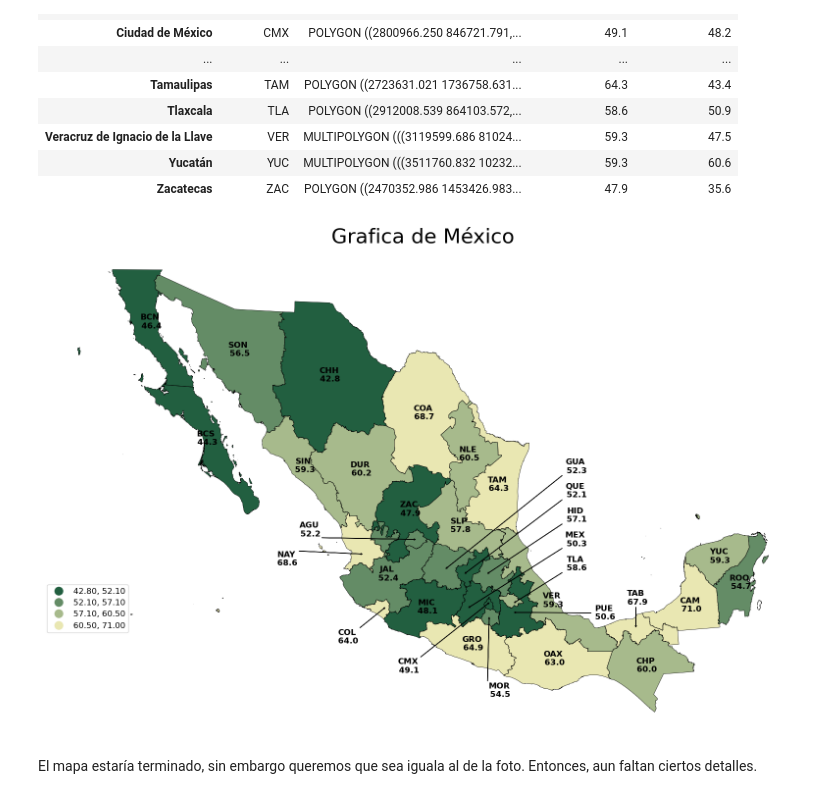
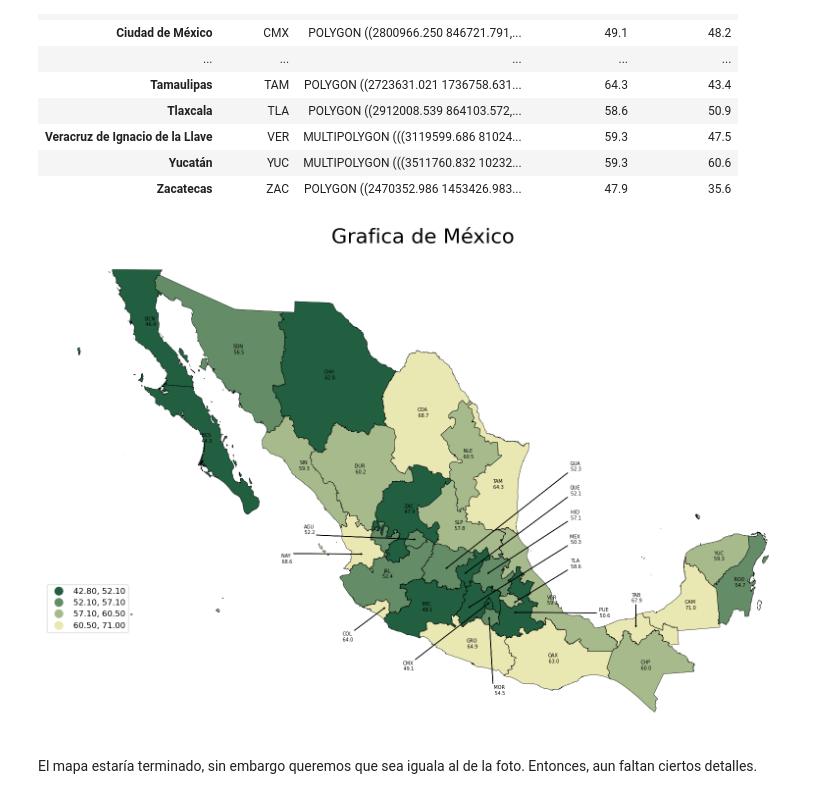
Before and after one commit to Dust1920/SIM26, a Jupyter notebook: visualization/maps/maps_mexico.ipynb, the cells around one changed output. Cells and saved outputs as stored; diff of their text form; code cells hidden in the pictures.

```diff
--- a/visualization/maps/maps_mexico.ipynb
+++ b/visualization/maps/maps_mexico.ipynb
@@ -94,7 +95,7 @@ A partir de aqui, iremos avanzando para darle la forma que necesitmos. Primero,
 # %%
 import color_tools as ct
 
-color_gradient_limits = ["#225F40", pg.revista[0]]
+color_gradient_limits = ["#225F40", paletteG.revista[0]]
 
 
 mexico.plot('C1', legend = True, cmap = ct.gradient_cmap(color_gradient_limits, 4))
@@ -141,7 +142,6 @@ abr = []
 for t in mexico_abr:
     u = t.replace('MX-','')
     abr.append(u)
-mexico = mexico_cvegeo.copy()
 mexico['Abreviatura'] = abr
 mexico.set_index('NOMGEO',drop=True,inplace=True)
 
@@ -228,3 +229,7 @@ data
 | 32 | Zacatecas | 47.9 | 35.6 |
 # %% [markdown]
 Retomando la tabla base.
+# %%
+mexico_conf = mexico.merge(data, on = 'NOMGEO', how = 'right')
+mexico_conf = mexico_conf.drop(columns = 'C1')
+mexico_conf
@@ -231,7 +254,5 @@ Retomando la tabla base.
 # %%
-mexico_conf = mexico_cvegeo.merge(data, on = 'NOMGEO', how = 'right')
-
-mexico_conf.iloc[0,:] = ['00','00','Estados Unidos Mexicanos', None, 54.1, 45.1]
+# mexico_conf.iloc[0,:] = ['00','00','Estados Unidos Mexicanos', None, 54.1, 45.1]
 mexico_conf['Abreviatura'] = ['...'] + abr
 mexico_conf.set_index('NOMGEO', drop=True, inplace=True)
 mexico_save = mexico_conf.copy()
@@ -262,39 +283,39 @@ arrow_positions = [(0.490, 0.400), (0.450, 0.260), (0.587, 0.270),
                    (0.587, 0.240), (0.420, 0.370), (0.620, 0.250),
                    (0.555, 0.330), (0.780, 0.220), (0.620, 0.270)]
 texti_positions = [(0.350, 0.420), (0.400, 0.200), (0.480, 0.140),
                    (0.700, 0.550), (0.700, 0.450), (0.700, 0.400),
                    (0.600, 0.090), (0.320, 0.360), (0.738, 0.249),
                    (0.700, 0.500), (0.780, 0.280), (0.700, 0.350)]
 
 
-
-ax = mexico_conf.plot('Gobierno Federal', figsize=(20,15), cmap = cmap_revista,
+mex, ax = plt.subplots(figsize=(20,15))
+mexico_conf.plot('Gobierno Federal', cmap = cmap_revista,
                   legend=True, scheme = 'quantiles',k = 4,
                   legend_kwds={'loc':'lower left',
                                'bbox_to_anchor':(0, .2),
                                'markerscale':1.29,
                                'title_fontsize':'large',
-                               'fontsize':'large'})
+                               'fontsize':'large'}, ax = ax )
 mexico_conf.boundary.plot(lw=0.5, color='black', ax=ax)
 ax.set_axis_off()
 ax.set_title('Grafica de México', fontsize = 30)
 area_limit = mexico.geometry.area['Yucatán']
 mini = 0
 for estado in mexico_conf.index:
     if estado == 'Estados Unidos Mexicanos':
         continue
     if mexico_conf.geometry.area[estado] >= area_limit:
         text_block(mexico_conf.loc[estado,'Abreviatura'] + f"\n {mexico_conf.loc[estado,'Gobierno Federal']}",
-                   mexico_conf.loc[estado,:].geometry.centroid.coords[0], ax=ax)
+                   mexico_conf.loc[estado,:].geometry.centroid.coords[0], ax)
     else:
         _ = arrow(mexico_conf.loc[estado,'Abreviatura'] + f"\n {mexico_conf.loc[estado,'Gobierno Federal']}",
-                  arrow_positions[mini], texti_positions[mini],ax = ax)
+                  arrow_positions[mini], texti_positions[mini], ax)
     # Por esto pedimos la posición de regreso. :)
         mini +=1
 
 plt.savefig('Mexico.png')
 # %% [output]
-[figure, old version]
+[figure, new version]
 # %% [markdown]
 El mapa estaría terminado, sin embargo queremos que sea iguala al de la foto. Entonces, aun faltan ciertos detalles.
 # %%
```
Also changed, not shown: parts of 10 cells of this notebook, 6 other files.
